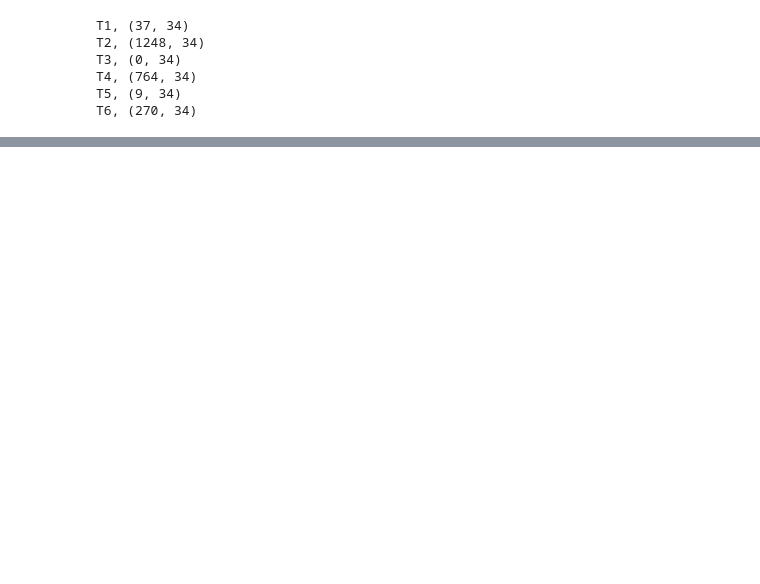
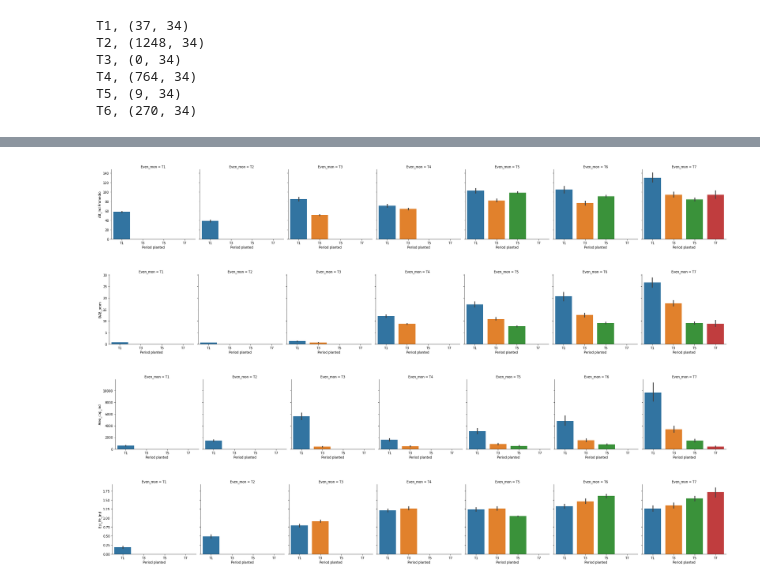
Before and after one commit to Slid61/Plant-Restoration-Data, a Jupyter notebook: Udacity Final Data Submission.ipynb, the cells around one changed output, grey strips where cells are left out. Saved outputs shown, nothing was run; the diff lists cells and outputs as text; code cells hidden in the pictures; blank space fills up the shorter version.

Commit message:
Biiiig commit. Final version of Reserve.xlsx (probably). Last will be the final draft of  everything

```diff
--- a/Udacity Final Data Submission.ipynb
+++ b/Udacity Final Data Submission.ipynb
@@ -556,0 +552,2 @@ Index(['Fecha', 'ID', 'Even_mon', 'Especie', 'No_Mod', 'No_Ind', 'Alt1_Ind',
+# %%
+Reserve = pd.read_excel('Reserve.xlsx', engine='openpyxl')
@@ -558,0 +625,26 @@ Index(['Fecha', 'ID', 'Even_mon', 'Especie', 'No_Mod', 'No_Ind', 'Alt1_Ind',
+# %%
+'''
+The dataset actually has a lot of related data. all the columns with 'promedio' or 'prom'
+are averages of the columns they refer to. 'Area_cop_ind' is the product of the 'Diam' columns
+I previously modeled correlations for all the columns, and while a bit noisy, the correlations
+support simplifying the dataset into 4 main numerical columns:
+Alt_Ind Promedio: The averaged height from the 3 height columns
+DAB_prom: The averaged basal stem diameter
+Area_cop_ind: The area of the two Diam columns, obtained with the folliwing formula:Area = Diam A * Diam B / 2
+Est_Fit_Ind: The presence of negative visual health indicators from 0-4. Lower is better.
+'''
+
+variables = ['Alt_Ind Promedio', 'DAB_prom', 'Area_cop_ind', 'Est_Fit_Ind']
+for var in variables:
+    g = sns.FacetGrid(Reserve, col = 'Even_mon', hue = 'Period planted', height=4)
+    g.map(sns.barplot, "Period planted", var, order = ['T1', 'T3', 'T5', 'T7'])
+
+# This shows that for the most part, the plants have grown over time.
+# Between T5 and T6, there was a reduction in height in the younger T3 and T5 plants
+# and an increase in negative plant health effects across the board.
+# T5 plants were planted tall and skinny, which may have negative effects.
+# %% [output]
+[figure, added]
+[figure, added]
+[figure, added]
+[figure, added]
```
Also changed, not shown: parts of 66 cells of this notebook, 5 other files.
